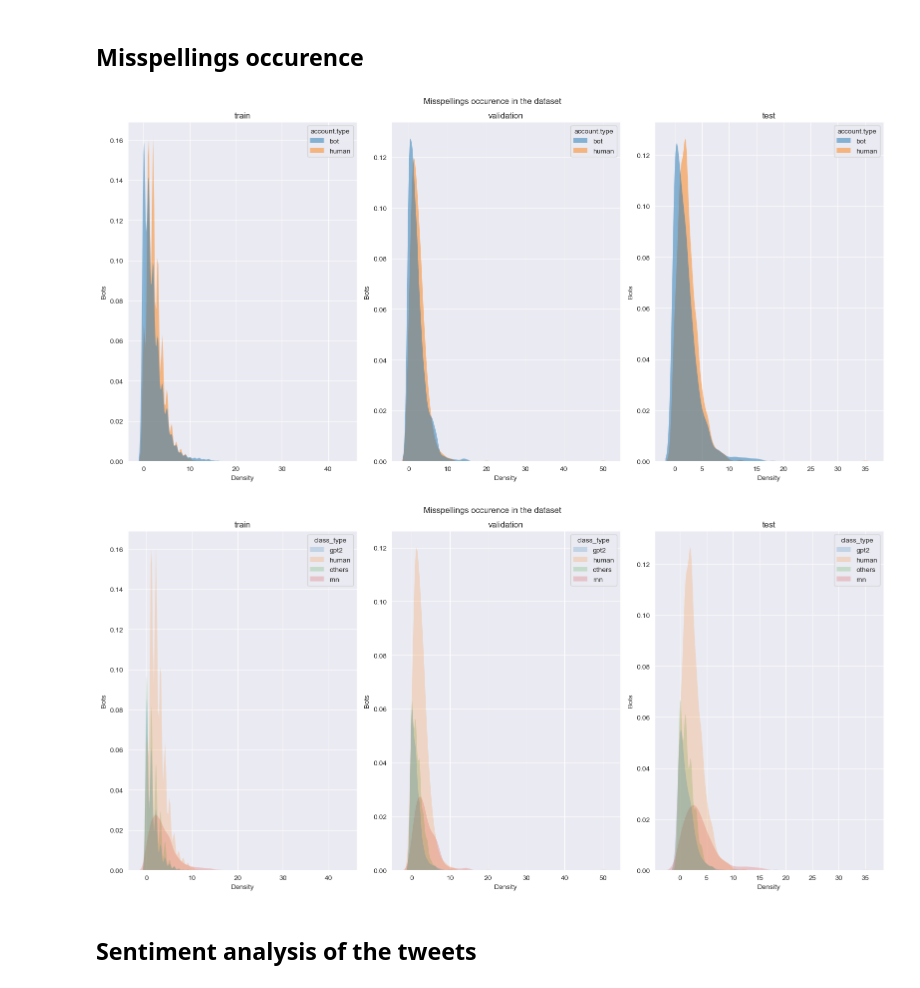
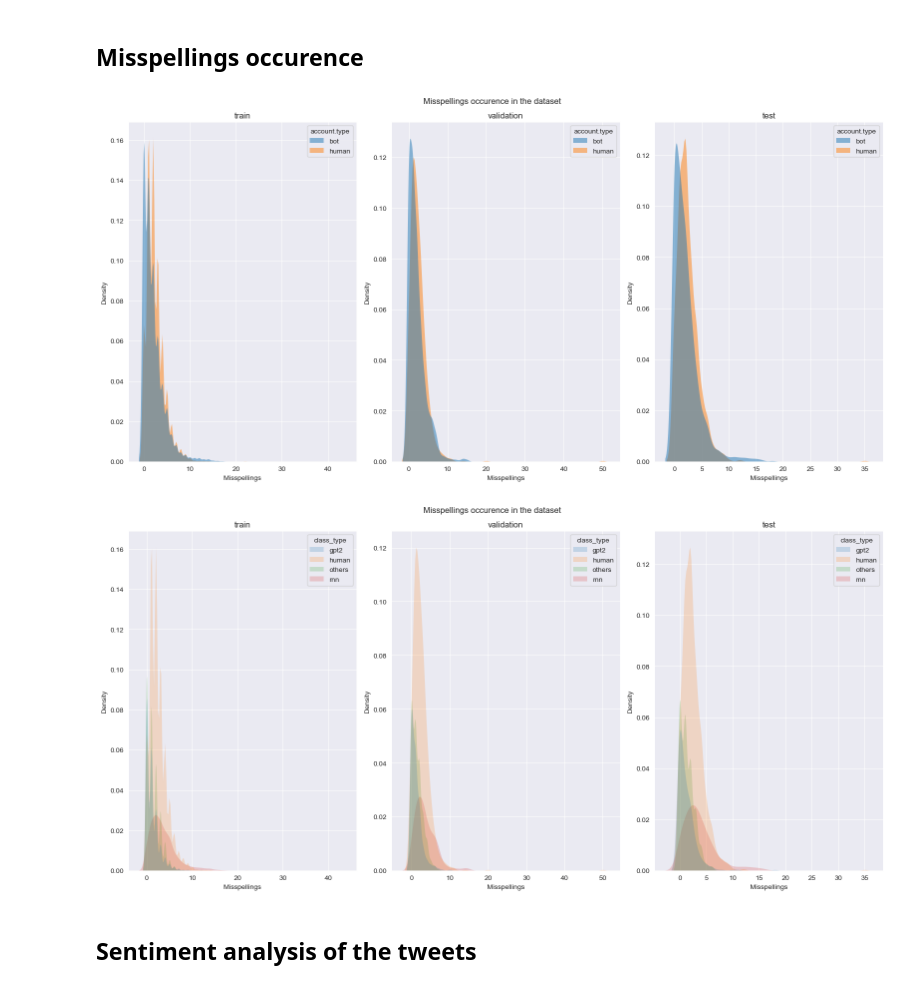
Before and after one commit to cinekele/twitter-deepfake, a Jupyter notebook: notebooks/01_EDA.ipynb, the cells around one changed output. Saved outputs shown, nothing was run; the diff lists cells and outputs as text; code cells hidden in the pictures.

```diff
--- a/notebooks/01_EDA.ipynb
+++ b/notebooks/01_EDA.ipynb
@@ -362,30 +362,30 @@ The tweets generated by humans have emojis in them. The tweets generated by bots
 # %%
 
 spell = SpellChecker()
 
 
 def plot_misspellings_occurence(dataset: pd.DataFrame, ax: plt.Axes):
     """
     Plot the occurence of the misspellings in the dataset.
     :param dataset: Dataset to plot
     :param ax: Axis to plot on
     :return: Axis with the plot
     """
     mod_df = dataset.copy()
     tweet_tokenizer = TweetTokenizer()
     mod_df["misspelling_count"] = mod_df["text"].apply(lambda x: len(spell.unknown(tweet_tokenizer.tokenize(x))))
     sns.kdeplot(x="misspelling_count", hue="account.type", data=mod_df.sort_values(by="account.type"), ax=ax,
                 multiple="layer", fill=True, alpha=.5, linewidth=0)
-    ax.set_xlabel('Density')
-    ax.set_ylabel('Bots')
+    ax.set_xlabel('Misspellings')
+    ax.set_ylabel('Density')
 
 
 fig = plot_3_plots_side_by_side(dataset_dict, plot_misspellings_occurence)
 fig.suptitle('Misspellings occurence in the dataset')
 fig.tight_layout()
 plt.show()
 # %% [output]
-[figure, old version]
+[figure, new version]
 # %%
 from spellchecker import SpellChecker
 
@@ -404,8 +404,8 @@ def plot_misspellings_occurence(dataset: pd.DataFrame, ax: plt.Axes):
     mod_df["misspelling_count"] = mod_df["text"].apply(lambda x: len(spell.unknown(tweet_tokenizer.tokenize(x))))
     sns.kdeplot(x="misspelling_count", hue="class_type", data=mod_df.sort_values(by="class_type"), ax=ax,
                 multiple="layer", fill=True, alpha=.2, linewidth=0)
-    ax.set_xlabel('Density')
-    ax.set_ylabel('Bots')
+    ax.set_xlabel('Misspellings')
+    ax.set_ylabel('Density')
 
 
 fig = plot_3_plots_side_by_side(dataset_dict, plot_misspellings_occurence)
@@ -413,7 +413,7 @@ fig.suptitle('Misspellings occurence in the dataset')
 fig.tight_layout()
 plt.show()
 # %% [output]
-[figure, old version]
+[figure, new version]
 # %% [markdown]
 ## Sentiment analysis of the tweets
 # %%
```
